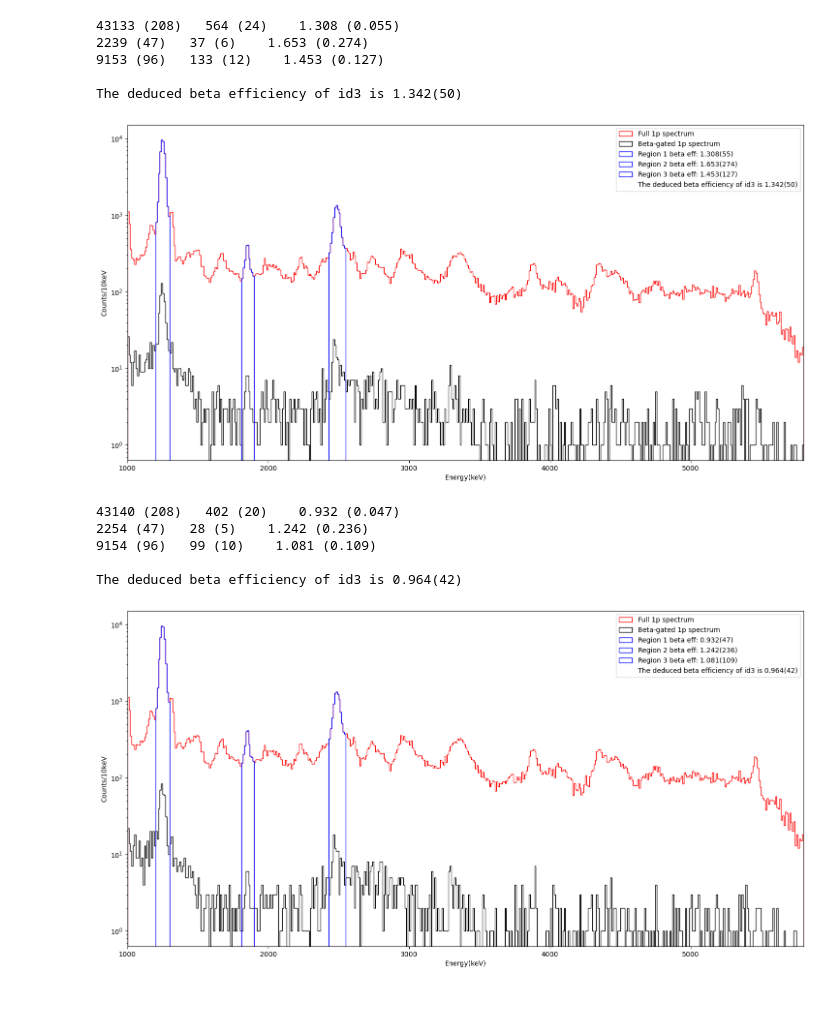
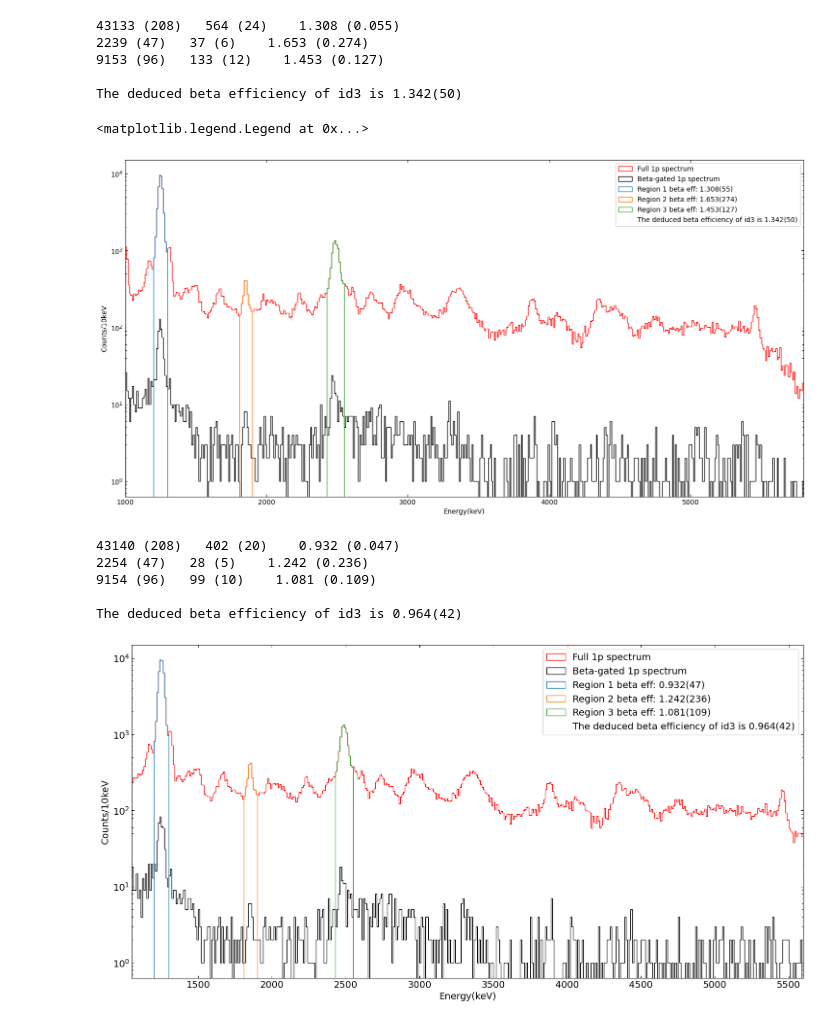
Before and after one commit to phaue/Masters, a Jupyter notebook: analysis/python/PeakEstimation/BetaEffectivity.ipynb, the cells around one changed output. Saved outputs shown, nothing was run; the diff lists cells and outputs as text; code cells hidden in the pictures.

```diff
--- a/analysis/python/PeakEstimation/BetaEffectivity.ipynb
+++ b/analysis/python/PeakEstimation/BetaEffectivity.ipynb
@@ -7,6 +7,10 @@ import os
 import glob
 import awkward as ak
 from scipy.stats import norm
+plt.rcParams["xtick.top"] = True    # enable top x-ticks
+plt.rcParams["ytick.right"] = True  # enable right y-ticks
+plt.rcParams["xtick.direction"] = "in"
+plt.rcParams["ytick.direction"] = "in"
 # %%
 data_path = "/home/haue/repositories/Masters/data/singleprotons/Al/"
 bgpath =  "/home/haue/repositories/Masters/data/sorted/background"
@@ -68,7 +72,7 @@ for inter in intervals:
     print(ys,f"({ys_err:.0f})  ", ysb,f"({ysb_err:.0f})   ", f"{ysb/ys*100:.3f}",f"({np.sqrt((1/ys *100)**2 * ysb_err**2+(ysb/ys**2 *100)**2 * ys_err**2):.3f})")
     effs.append(ysb/ys*100)
     effs_err.append(np.sqrt((1/ys *100)**2 * ysb_err**2+(ysb/ys**2 *100)**2 * ys_err**2))
-    plt.hist(E1, bins=np.arange(inter[0],inter[1]+10, 10), histtype='step', color='b', label=f"Region {i+1} beta eff: {ysb/ys*100:.3f}({np.sqrt((1/ys *100)**2 * ysb_err**2+(ysb/ys**2 *100)**2 * ys_err**2)*1e3:.0f})")
+    plt.hist(E1, bins=np.arange(inter[0],inter[1]+10, 10), histtype='step', label=f"Region {i+1} beta eff: {ysb/ys*100:.3f}({np.sqrt((1/ys *100)**2 * ysb_err**2+(ysb/ys**2 *100)**2 * ys_err**2)*1e3:.0f})")
     i+=1
 plt.yscale('log')
 plt.xlabel("Energy(keV)")
@@ -87,42 +91,46 @@ plt.legend()
 9153 (96)   133 (12)    1.453 (0.127)
 
 The deduced beta efficiency of id3 is 1.342(50)
+<matplotlib.legend.Legend at 0x...>
-[figure, old version]
+[figure, new version]
 # %%
 plt.figure(figsize=(18,9))
 plt.hist(E2, bins=np.arange(1000,5800+10, 10), histtype='step', color='r', label="Full 1p spectrum")
 plt.hist(Eb2, bins=np.arange(1000,5800+10, 10), histtype='step', color='k', label="Beta-gated 1p spectrum")
 #plt.hist(0, bins=np.arange(-1000,-900,1), label="Zones ")
 intervals = [(1200,1300), (1810,1900),(2430,2550)]
 i = 0
 effs = []; effs_err = []
 for inter in intervals:
     ys, xs = np.histogram(E2, bins=np.arange(inter[0],inter[1]+10,10))
     ysb, xsb = np.histogram(Eb2, bins=np.arange(inter[0],inter[1]+10,10))
     ys_err = np.sqrt(np.sum(ys))
     ysb_err = np.sqrt(np.sum(ysb))
     ys = np.sum(ys)
     ysb = np.sum(ysb)
     print(ys,f"({ys_err:.0f})  ", ysb,f"({ysb_err:.0f})   ", f"{ysb/ys*100:.3f}",f"({np.sqrt((1/ys *100)**2 * ysb_err**2+(ysb/ys**2 *100)**2 * ys_err**2):.3f})")
     effs.append(ysb/ys*100)
     effs_err.append(np.sqrt((1/ys *100)**2 * ysb_err**2+(ysb/ys**2 *100)**2 * ys_err**2))
-    plt.hist(E2, bins=np.arange(inter[0],inter[1]+10, 10), histtype='step', color='b', label=f"Region {i+1} beta eff: {ysb/ys*100:.3f}({np.sqrt((1/ys *100)**2 * ysb_err**2+(ysb/ys**2 *100)**2 * ys_err**2)*1e3:.0f})")
+    plt.hist(E2, bins=np.arange(inter[0],inter[1]+10, 10), histtype='step', label=f"Region {i+1} beta eff: {ysb/ys*100:.3f}({np.sqrt((1/ys *100)**2 * ysb_err**2+(ysb/ys**2 *100)**2 * ys_err**2)*1e3:.0f})")
     i+=1
 plt.yscale('log')
-plt.xlabel("Energy(keV)")
-plt.ylabel("Counts/10keV")
+plt.xlabel("Energy(keV)", fontsize=14)
+plt.ylabel("Counts/10keV", fontsize=14)
+plt.xticks(np.arange(0,8000,500), fontsize=14)
+plt.xlim(1050,5600)
+plt.yticks(fontsize=14)
 
 print()
 w,we = weighted_mean(effs,effs_err)
 print(f"The deduced beta efficiency of id3 is {w:.3f}({we*1e3:.0f})")
 plt.plot(-1000,1000, color='w', label=f"The deduced beta efficiency of id3 is {w:.3f}({we*1e3:.0f})")
-plt.xlim(1000,5800)
-plt.legend()
-#plt.savefig(f"betaeff_withcut.pdf")
+#plt.xlim(1000,5800)
+plt.legend(fontsize=14)
+plt.savefig(f"betaeff_withcut.pdf")
 # %% [output]
 43140 (208)   402 (20)    0.932 (0.047)
 2254 (47)   28 (5)    1.242 (0.236)
 9154 (96)   99 (10)    1.081 (0.109)
 
 The deduced beta efficiency of id3 is 0.964(42)
-[figure, old version]
+[figure, new version]
```
Also changed, not shown: 33 other files.
